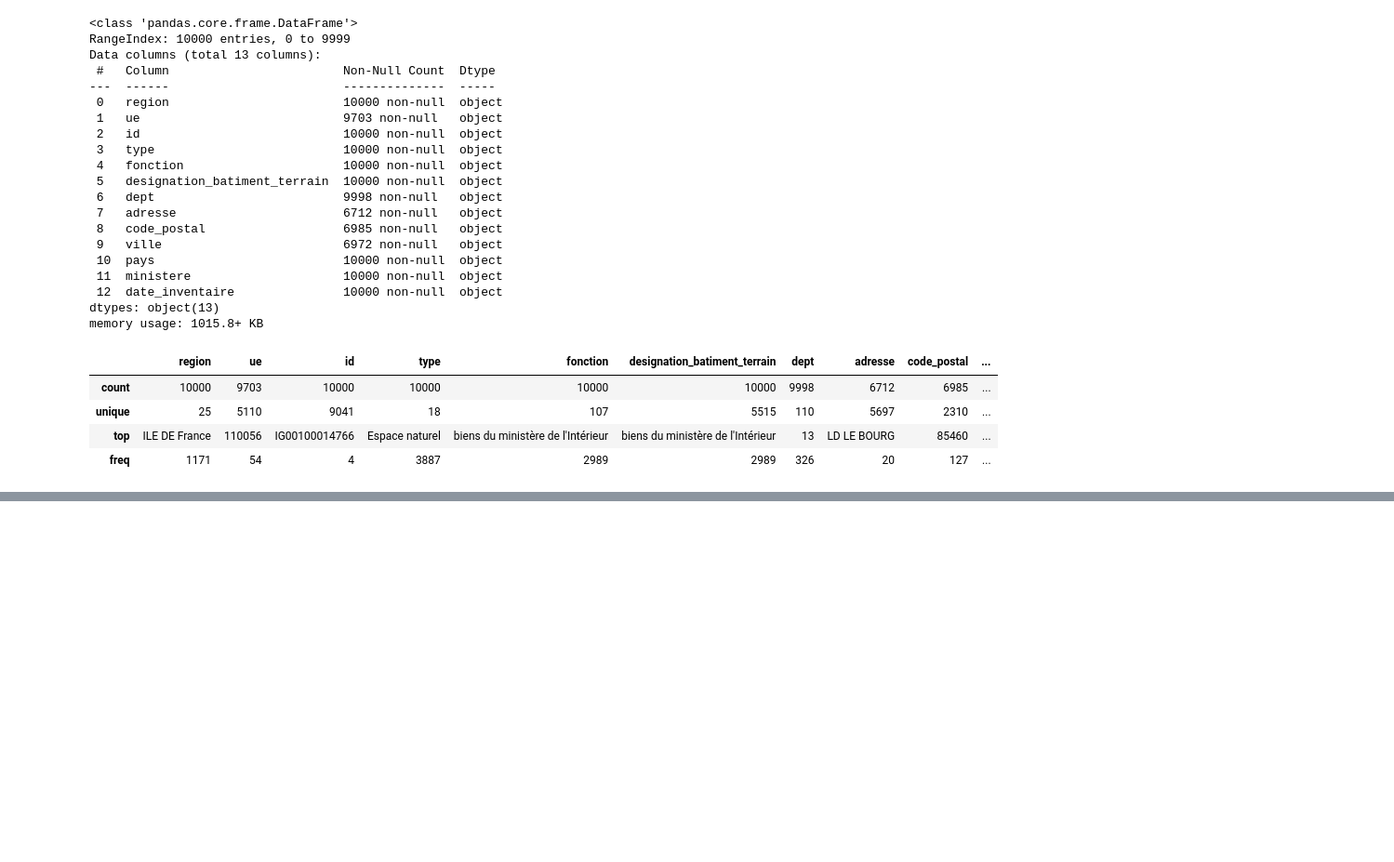
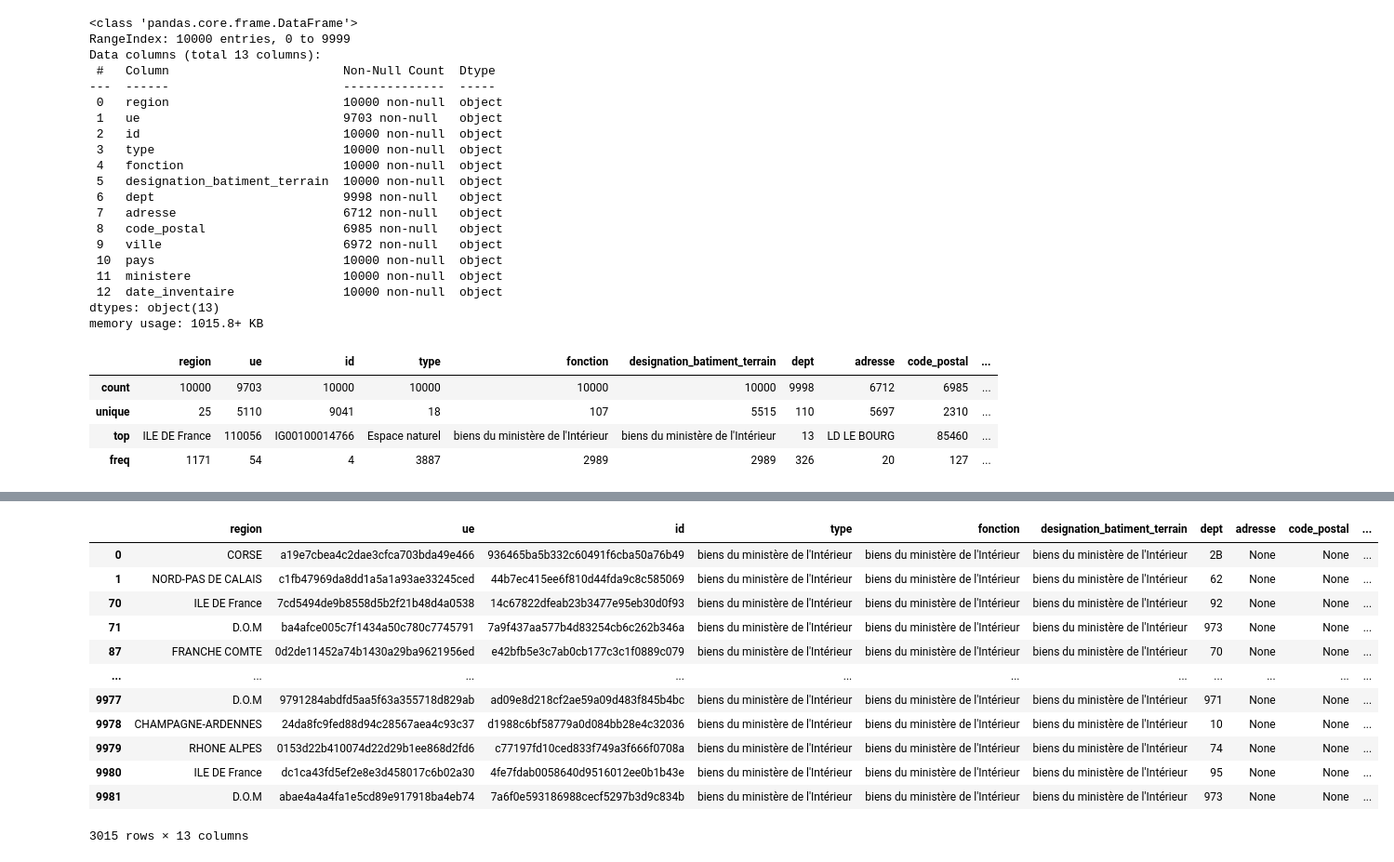
Before and after one commit to merylahounou97/real_state_price, a Jupyter notebook: notebooks/data_exploration.ipynb, the cells around one changed output, grey strips where cells are left out. Shown: that part at 93% size. Saved outputs shown, nothing was run; the diff lists cells and outputs as text; code cells hidden in the pictures; blank space fills up the shorter version.

```diff
--- a/notebooks/data_exploration.ipynb
+++ b/notebooks/data_exploration.ipynb
@@ -79,0 +251,16 @@ Nombre de colonnes : 13
+# %%
+df[df['code_postal'].isnull()]
+# %% [output]
+|  | region | ue | id | type | fonction | designation_batiment_terrain | dept | adresse | code_postal | ... |
+| 0 | CORSE | a19e7cbea4c2dae3cfca703bda49e466 | 936465ba5b332c60491f6cba50a76b49 | biens du ministère de l'Intérieur | biens du ministère de l'Intérieur | biens du ministère de l'Intérieur | 2B | None | None | ... |
+| 1 | NORD-PAS DE CALAIS | c1fb47969da8dd1a5a1a93ae33245ced | 44b7ec415ee6f810d44fda9c8c585069 | biens du ministère de l'Intérieur | biens du ministère de l'Intérieur | biens du ministère de l'Intérieur | 62 | None | None | ... |
+| 70 | ILE DE France | 7cd5494de9b8558d5b2f21b48d4a0538 | 14c67822dfeab23b3477e95eb30d0f93 | biens du ministère de l'Intérieur | biens du ministère de l'Intérieur | biens du ministère de l'Intérieur | 92 | None | None | ... |
+| 71 | D.O.M | ba4afce005c7f1434a50c780c7745791 | 7a9f437aa577b4d83254cb6c262b346a | biens du ministère de l'Intérieur | biens du ministère de l'Intérieur | biens du ministère de l'Intérieur | 973 | None | None | ... |
+| 87 | FRANCHE COMTE | 0d2de11452a74b1430a29ba9621956ed | e42bfb5e3c7ab0cb177c3c1f0889c079 | biens du ministère de l'Intérieur | biens du ministère de l'Intérieur | biens du ministère de l'Intérieur | 70 | None | None | ... |
+| ... | ... | ... | ... | ... | ... | ... | ... | ... | ... | ... |
+| 9977 | D.O.M | 9791284abdfd5aa5f63a355718d829ab | ad09e8d218cf2ae59a09d483f845b4bc | biens du ministère de l'Intérieur | biens du ministère de l'Intérieur | biens du ministère de l'Intérieur | 971 | None | None | ... |
+| 9978 | CHAMPAGNE-ARDENNES | 24da8fc9fed88d94c28567aea4c93c37 | d1988c6bf58779a0d084bb28e4c32036 | biens du ministère de l'Intérieur | biens du ministère de l'Intérieur | biens du ministère de l'Intérieur | 10 | None | None | ... |
+| 9979 | RHONE ALPES | 0153d22b410074d22d29b1ee868d2fd6 | c77197fd10ced833f749a3f666f0708a | biens du ministère de l'Intérieur | biens du ministère de l'Intérieur | biens du ministère de l'Intérieur | 74 | None | None | ... |
+| 9980 | ILE DE France | dc1ca43fd5ef2e8e3d458017c6b02a30 | 4fe7fdab0058640d9516012ee0b1b43e | biens du ministère de l'Intérieur | biens du ministère de l'Intérieur | biens du ministère de l'Intérieur | 95 | None | None | ... |
+| 9981 | D.O.M | abae4a4a4fa1e5cd89e917918ba4eb74 | 7a6f0e593186988cecf5297b3d9c834b | biens du ministère de l'Intérieur | biens du ministère de l'Intérieur | biens du ministère de l'Intérieur | 973 | None | None | ... |
+3015 rows × 13 columns
```
Also changed, not shown: parts of 18 cells of this notebook, 1 other file.
